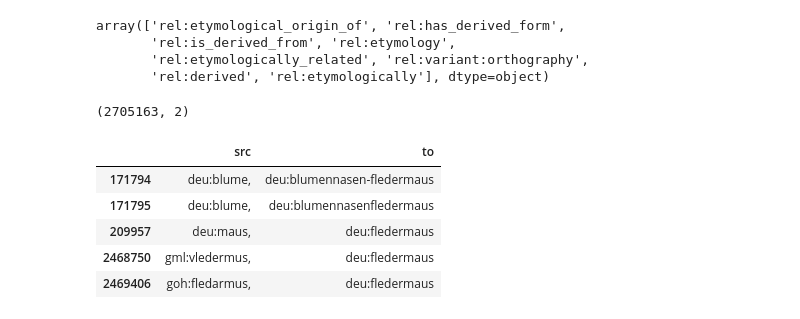
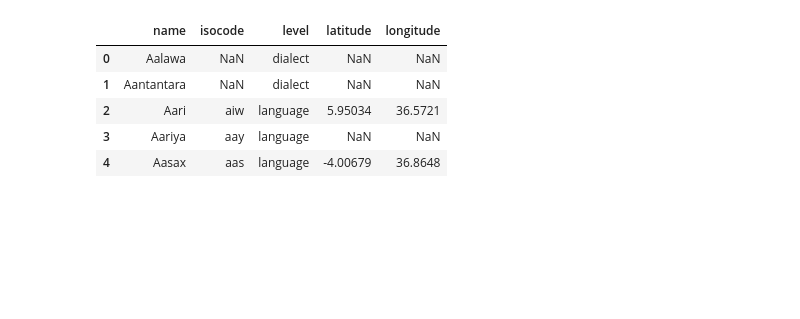
Before and after one commit to zifeo/Etymap, a Jupyter notebook: lab/processing.ipynb, the cells around one changed output. Drawn from its saved outputs; the diff is of its cells as text; code cells hidden in the pictures; blank space fills up the shorter version.

```diff
--- a/lab/processing.ipynb
+++ b/lab/processing.ipynb
@@ -105,27 +4,0 @@ with open('../data/syns.json', 'w') as f:
-# %%
-ety.rel.unique()
-# %% [output]
-array(['rel:etymological_origin_of', 'rel:has_derived_form',
-       'rel:is_derived_from', 'rel:etymology',
-       'rel:etymologically_related', 'rel:variant:orthography',
-       'rel:derived', 'rel:etymologically'], dtype=object)
-# %%
-relations = ety[~ety.rel.isin(['rel:etymology', 'rel:is_derived_from', 'rel:etymologically_related'])].copy()
-relations = relations[['src', 'to']]
-relations = relations.assign(
-    src=relations.src.str.replace(': ', ':').str.lower() + ',',
-    to=relations.to.str.replace(': ', ':').str.lower(),
-)
-relations.drop_duplicates(inplace=True)
-relations.shape
-# %% [output]
-(2705163, 2)
-# %%
-relations[relations.to.str.contains('fledermaus')]
-# %% [output]
-|  | src | to |
-| 171794 | deu:blume, | deu:blumennasen-fledermaus |
-| 171795 | deu:blume, | deu:blumennasenfledermaus |
-| 209957 | deu:maus, | deu:fledermaus |
-| 2468750 | gml:vledermus, | deu:fledermaus |
-| 2469406 | goh:fledarmus, | deu:fledermaus |
@@ -133,0 +9,11 @@ parents = relations.groupby(relations.to).src.sum()
+# %%
+lang_locations = pd.read_csv('../data/languages_coordinates.csv')
+lang_locations.drop(['glottocode', 'macroarea'], 1, inplace=True)
+lang_locations.head()
+# %% [output]
+|  | name | isocode | level | latitude | longitude |
+| 0 | Aalawa | NaN | dialect | NaN | NaN |
+| 1 | Aantantara | NaN | dialect | NaN | NaN |
+| 2 | Aari | aiw | language | 5.95034 | 36.5721 |
+| 3 | Aariya | aay | language | NaN | NaN |
+| 4 | Aasax | aas | language | -4.00679 | 36.8648 |
```
Also changed, not shown: parts of 53 cells of this notebook, 8 other files.
